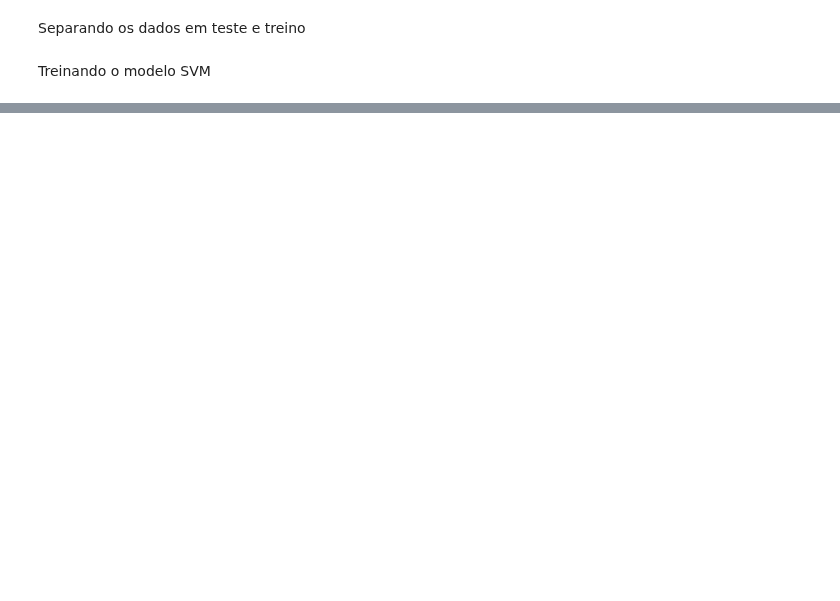
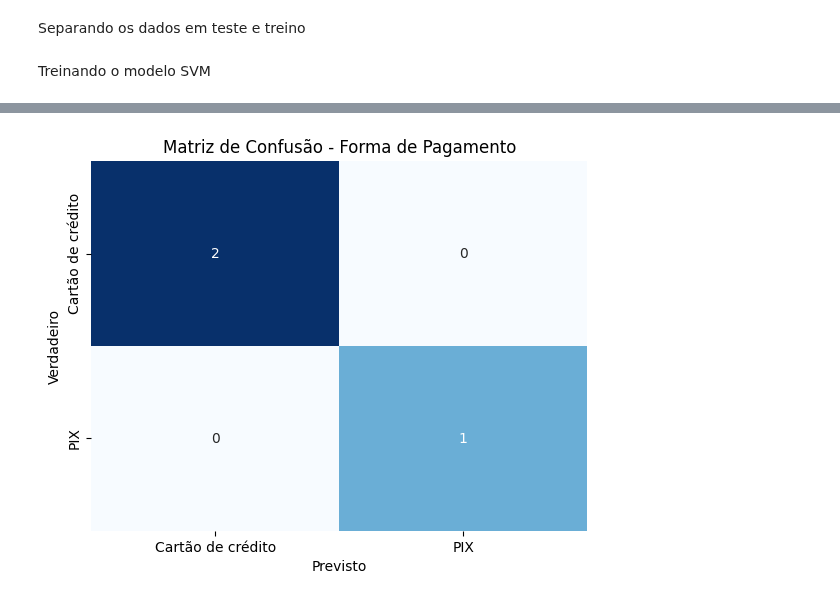
Before and after one commit to LuizEduardoBS/IABD_Inteligencia_Artificial_E_Big_Data, a Jupyter notebook: Aula_8/Exercícios/exercicio_3.ipynb, the cells around one changed output, grey strips where cells are left out. Saved outputs shown, nothing was run; the diff lists cells and outputs as text; code cells hidden in the pictures; blank space fills up the shorter version.

```diff
--- a/Aula_8/Exercícios/exercicio_3.ipynb
+++ b/Aula_8/Exercícios/exercicio_3.ipynb
@@ -20,11 +19,7 @@ y = data['Forma_pag']
 # %% [markdown]
 Separando os dados em teste e treino
 # %%
-# Dividindo o conjunto de dados em treinamento e teste
-x_train, x_test, y_train, y_test = train_test_split(x, y, test_size=0.3,
-                                                    random_state=42)
+# Dividindo os dados em conjunto de treinamento e teste (70% treino, 30% teste)
+X_train, X_test, y_train, y_test = train_test_split(X, y, test_size=0.3, random_state=42)
 # %% [markdown]
 Treinando o modelo SVM
-# %%
-model = SVC(kernel='linear') # Cria o modelo SVC
-model.fit(x_train, y_train) # Treina o modelo
@@ -32,0 +26,4 @@ ValueError: could not convert string to float: 'Cliente 2'
+# %%
+# Criando o modelo SVM
+model = SVC(kernel='linear')  # Usando o kernel linear para SVM
+model.fit(X_train, y_train)  # Treinando o modelo
@@ -32,0 +32,3 @@ ValueError: could not convert string to float: 'Cliente 2'
+# %%
+# Fazendo previsões no conjunto de teste
+y_pred = model.predict(X_test)
@@ -32,0 +55,12 @@ ValueError: could not convert string to float: 'Cliente 2'
+# %%
+# Matriz de confusão
+cm = confusion_matrix(y_test, y_pred)
+sns.heatmap(cm, annot=True, fmt='d', cmap='Blues', cbar=False,
+            xticklabels=['Cartão de crédito', 'PIX'],
+            yticklabels=['Cartão de crédito', 'PIX'])
+plt.title('Matriz de Confusão - Forma de Pagamento')
+plt.xlabel('Previsto')
+plt.ylabel('Verdadeiro')
+plt.show()
+# %% [output]
+[figure, added]
```
Also changed, not shown: parts of 5 cells of this notebook, 1 other file.
